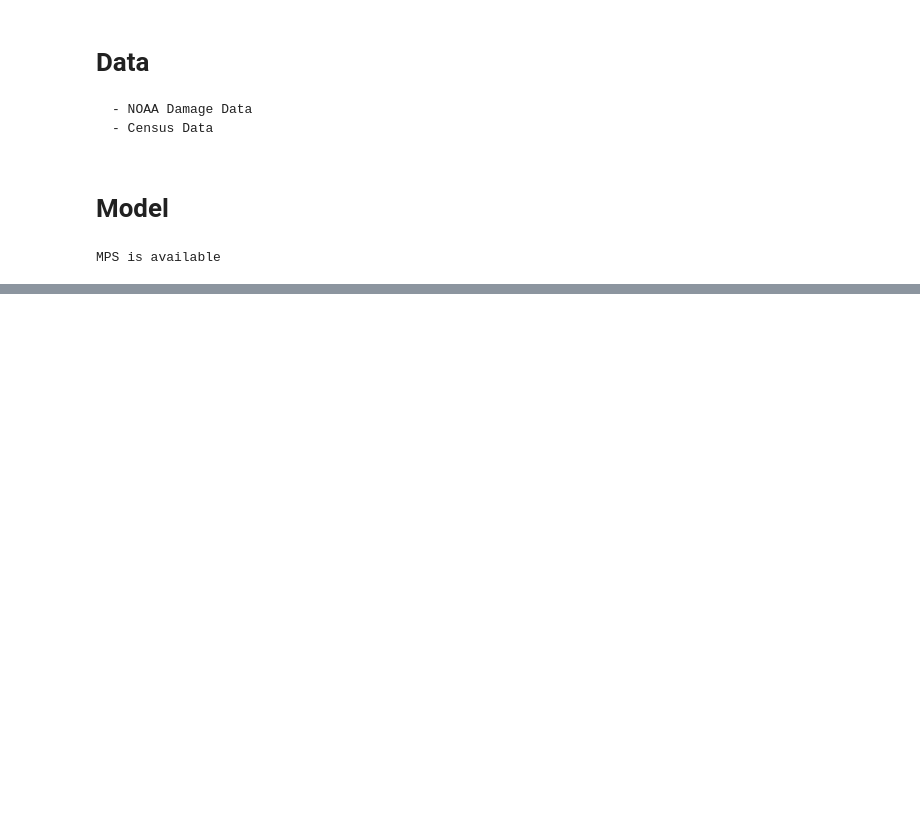
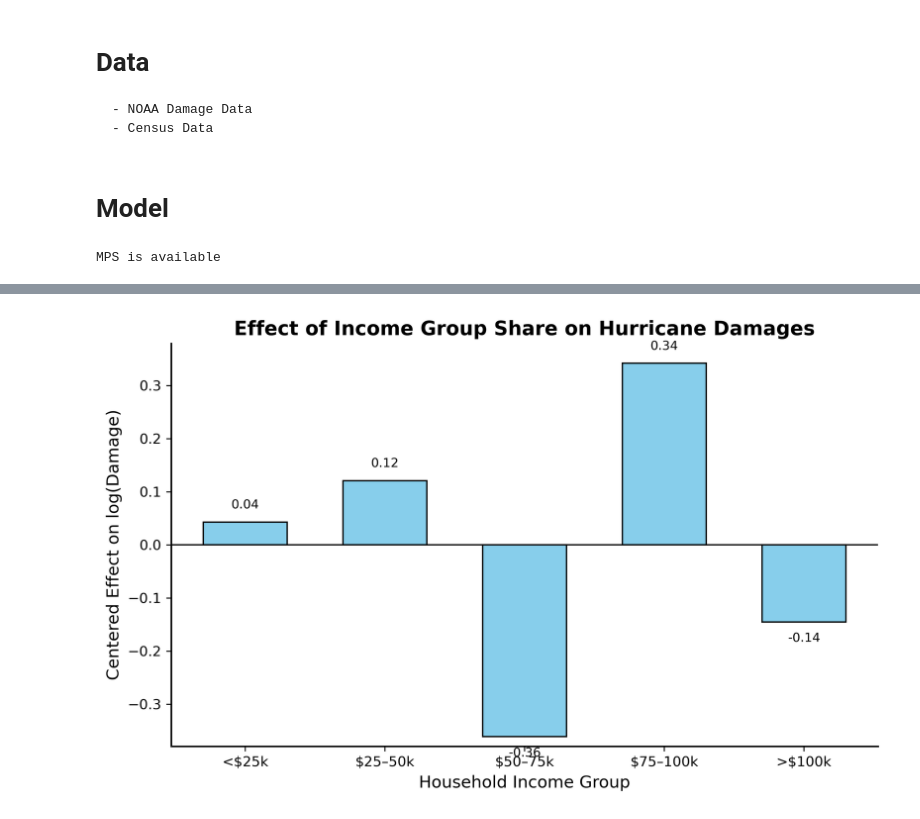
Before and after one commit to aaroncspaulding/COS-513-Group-Project, a Jupyter notebook: model_aaron/model.ipynb, the cells around one changed output, grey strips where cells are left out. Saved outputs shown, nothing was run; the diff lists cells and outputs as text; code cells hidden in the pictures; blank space fills up the shorter version.

```diff
--- a/model_aaron/model.ipynb
+++ b/model_aaron/model.ipynb
@@ -251,24 +414,43 @@ plt.yscale('symlog')
 # %%
-income_group_tensor.shape
-# beta_income_vec.shape
+import matplotlib.pyplot as plt
+import numpy as np
 
-params = guide()
-with torch.no_grad():
-    mu_tract_pred = (
-        params['beta_0'] +
-        params['beta_pop'] * pop +
-        params['beta_income'] * income +
-        params['beta_households'] * households
-    )
-    # mu_tract_pred = (
-    #         params['beta_0'] +
-    #         params['beta_pop'] * pop +
-    #         params['beta_households'] * households
-    #     ) + (income_group_tensor @ beta_income_vec)
-    #
-    damage_tract_pred = torch.exp(mu_tract_pred + 0.5 * params['sigma_tract'] ** 2)
+# These are your grouped beta values (already centered)
+values = np.array([0.043, 0.121, -0.361, 0.342, -0.145])
 
-    # Aggregate to county
-    damage_county_pred = torch.zeros(num_counties, dtype=DTYPE, device=DEVICE).scatter_add(
-        dim=0, index=storm_county_idx, src=damage_tract_pred
-    )
+income_labels = [
+    '<$25k', '$25–50k', '$50–75k', '$75–100k', '>$100k'
+]
+
+# Plot
+fig, ax = plt.subplots(figsize=(8, 5), dpi=300)
+
+bars = ax.bar(range(len(values)), values, width=0.6, color='skyblue', edgecolor='black')
+
+ax.axhline(0, color='black', linewidth=1)
+ax.set_xticks(range(len(income_labels)))
+ax.set_xticklabels(income_labels, rotation=0, ha='center', fontsize=11)
+ax.set_ylabel('Centered Effect on log(Damage)', fontsize=12)
+ax.set_xlabel('Household Income Group', fontsize=12)
+ax.set_title('Effect of Income Group Share on Hurricane Damages', fontsize=14, weight='bold')
+
+# Style
+ax.spines['top'].set_visible(False)
+ax.spines['right'].set_visible(False)
+ax.spines['left'].set_linewidth(1.2)
+ax.spines['bottom'].set_linewidth(1.2)
+ax.tick_params(axis='both', which='major', labelsize=10)
+
+# Y-axis limits based on data
+y_margin = 0.05
+y_max = max(values.max(), abs(values.min())) * (1 + y_margin)
+ax.set_ylim(-y_max, y_max)
+
+# Annotate bars
+for i, v in enumerate(values):
+    ax.text(i, v + (0.02 if v >= 0 else -0.02), f'{v:.2f}', ha='center', va='bottom' if v >= 0 else 'top', fontsize=9)
+
+plt.tight_layout()
+plt.show()
+# %% [output]
+[figure, added]
```
Also changed, not shown: parts of 20 cells of this notebook.
